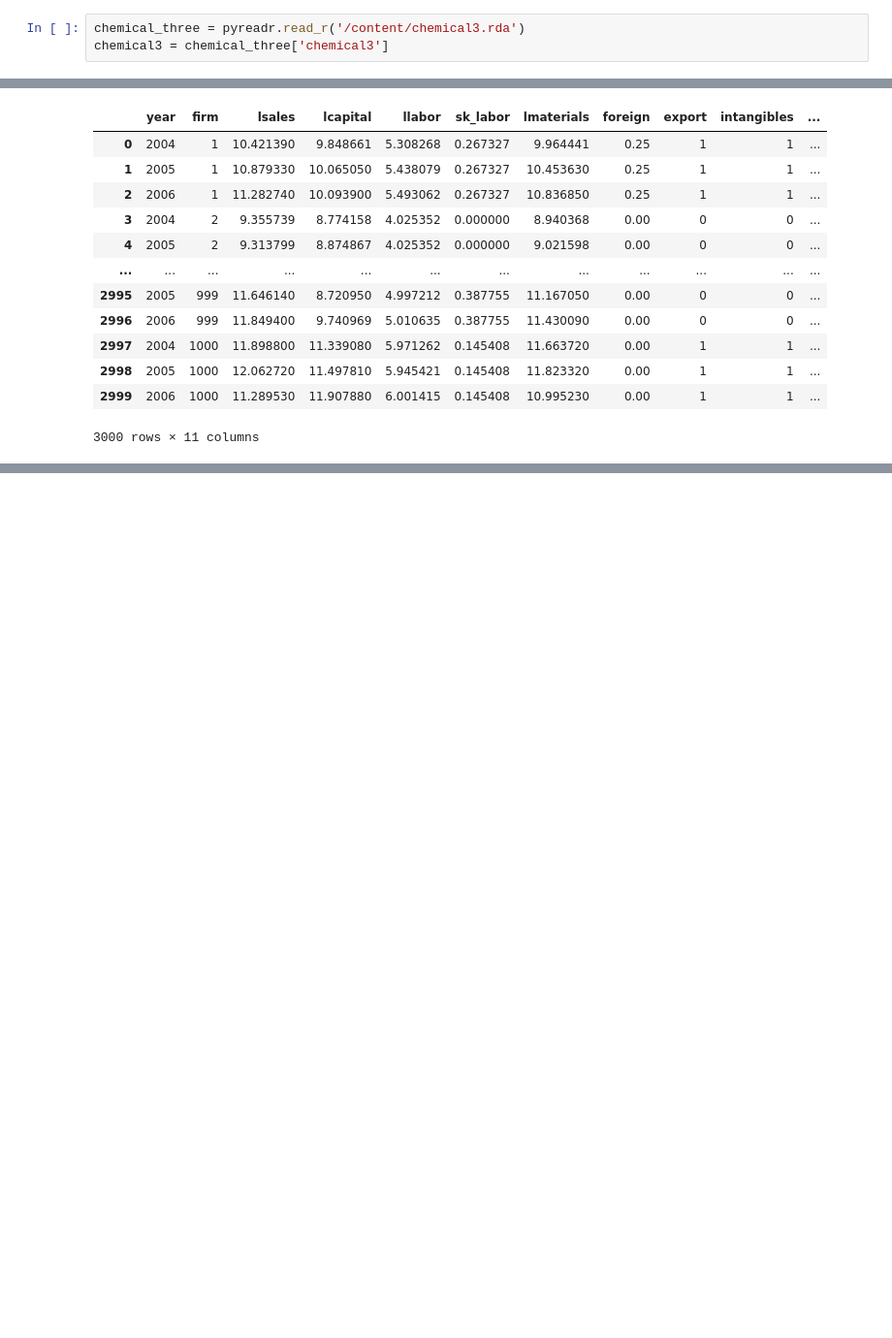
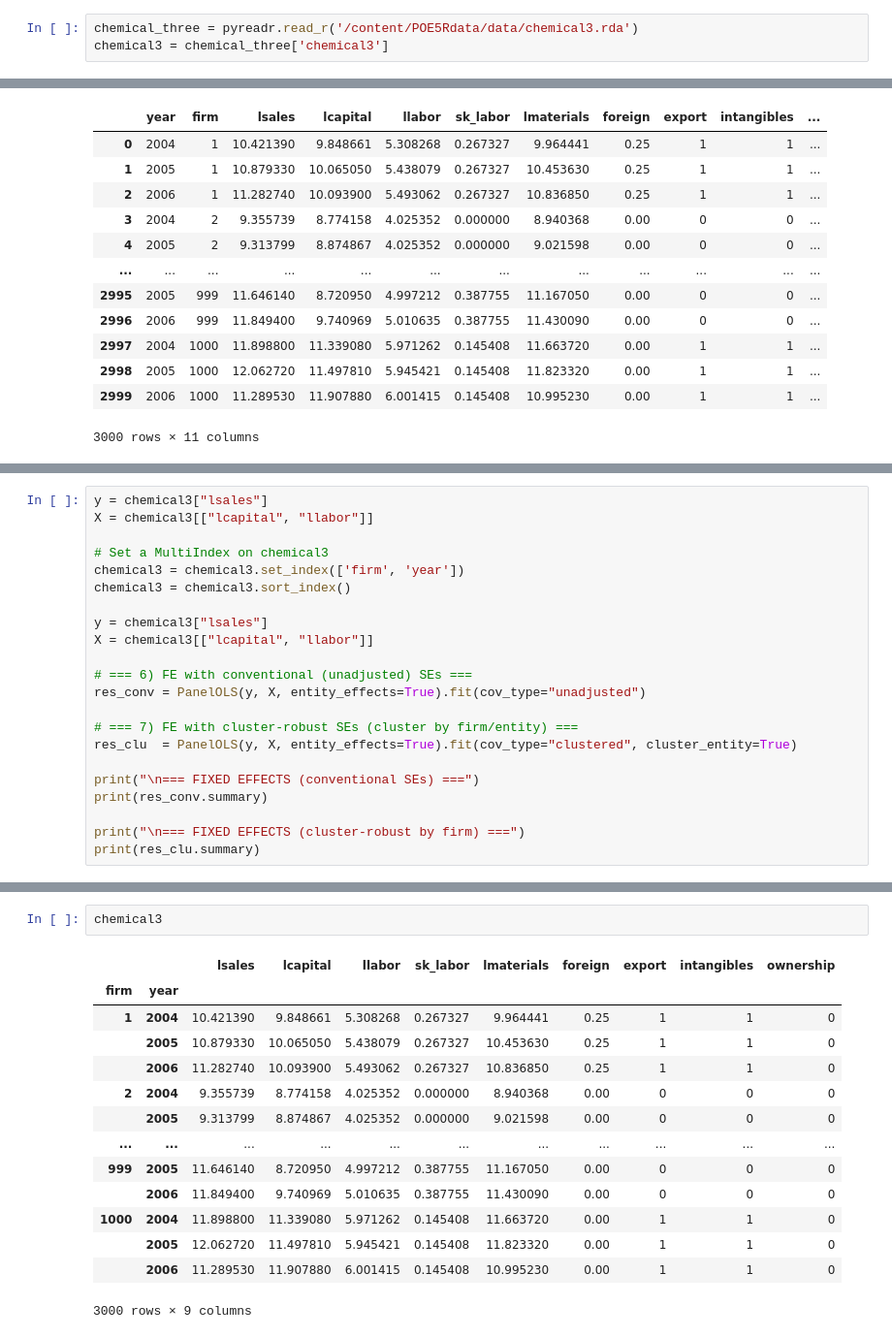
Before and after one commit to omar4646/My_repository, a Jupyter notebook: princ_Econ.ipynb, the cells around one changed output, grey strips where cells are left out. Shown at 97% size. Saved outputs shown, nothing was run; the diff lists cells and outputs as text; blank space fills up the shorter version.

```diff
--- a/princ_Econ.ipynb
+++ b/princ_Econ.ipynb
@@ -204,5 +182,5 @@ df
 # %%
-chemical_three = pyreadr.read_r('/content/chemical3.rda')
+chemical_three = pyreadr.read_r('/content/POE5Rdata/data/chemical3.rda')
 chemical3 = chemical_three['chemical3']
 # %%
 chemical3
@@ -259,0 +247,22 @@ Notes:
+# %%
+y = chemical3["lsales"]
+X = chemical3[["lcapital", "llabor"]]
+
+# Set a MultiIndex on chemical3
+chemical3 = chemical3.set_index(['firm', 'year'])
+chemical3 = chemical3.sort_index()
+
+y = chemical3["lsales"]
+X = chemical3[["lcapital", "llabor"]]
+
+# === 6) FE with conventional (unadjusted) SEs ===
+res_conv = PanelOLS(y, X, entity_effects=True).fit(cov_type="unadjusted")
+
+# === 7) FE with cluster-robust SEs (cluster by firm/entity) ===
+res_clu  = PanelOLS(y, X, entity_effects=True).fit(cov_type="clustered", cluster_entity=True)
+
+print("\n=== FIXED EFFECTS (conventional SEs) ===")
+print(res_conv.summary)
+
+print("\n=== FIXED EFFECTS (cluster-robust by firm) ===")
+print(res_clu.summary)
@@ -259,0 +287,17 @@ Notes:
+# %%
+chemical3
+# %% [output]
+|  |  | lsales | lcapital | llabor | sk_labor | lmaterials | foreign | export | intangibles | ownership |
+| firm | year |  |  |  |  |  |  |  |  |  |
+| 1 | 2004 | 10.421390 | 9.848661 | 5.308268 | 0.267327 | 9.964441 | 0.25 | 1 | 1 | 0 |
+|  | 2005 | 10.879330 | 10.065050 | 5.438079 | 0.267327 | 10.453630 | 0.25 | 1 | 1 | 0 |
+|  | 2006 | 11.282740 | 10.093900 | 5.493062 | 0.267327 | 10.836850 | 0.25 | 1 | 1 | 0 |
+| 2 | 2004 | 9.355739 | 8.774158 | 4.025352 | 0.000000 | 8.940368 | 0.00 | 0 | 0 | 0 |
+|  | 2005 | 9.313799 | 8.874867 | 4.025352 | 0.000000 | 9.021598 | 0.00 | 0 | 0 | 0 |
+| ... | ... | ... | ... | ... | ... | ... | ... | ... | ... | ... |
+| 999 | 2005 | 11.646140 | 8.720950 | 4.997212 | 0.387755 | 11.167050 | 0.00 | 0 | 0 | 0 |
+|  | 2006 | 11.849400 | 9.740969 | 5.010635 | 0.387755 | 11.430090 | 0.00 | 0 | 0 | 0 |
+| 1000 | 2004 | 11.898800 | 11.339080 | 5.971262 | 0.145408 | 11.663720 | 0.00 | 1 | 1 | 0 |
+|  | 2005 | 12.062720 | 11.497810 | 5.945421 | 0.145408 | 11.823320 | 0.00 | 1 | 1 | 0 |
+|  | 2006 | 11.289530 | 11.907880 | 6.001415 | 0.145408 | 10.995230 | 0.00 | 1 | 1 | 0 |
+3000 rows × 9 columns
```
Also changed, not shown: parts of 39 cells of this notebook.
